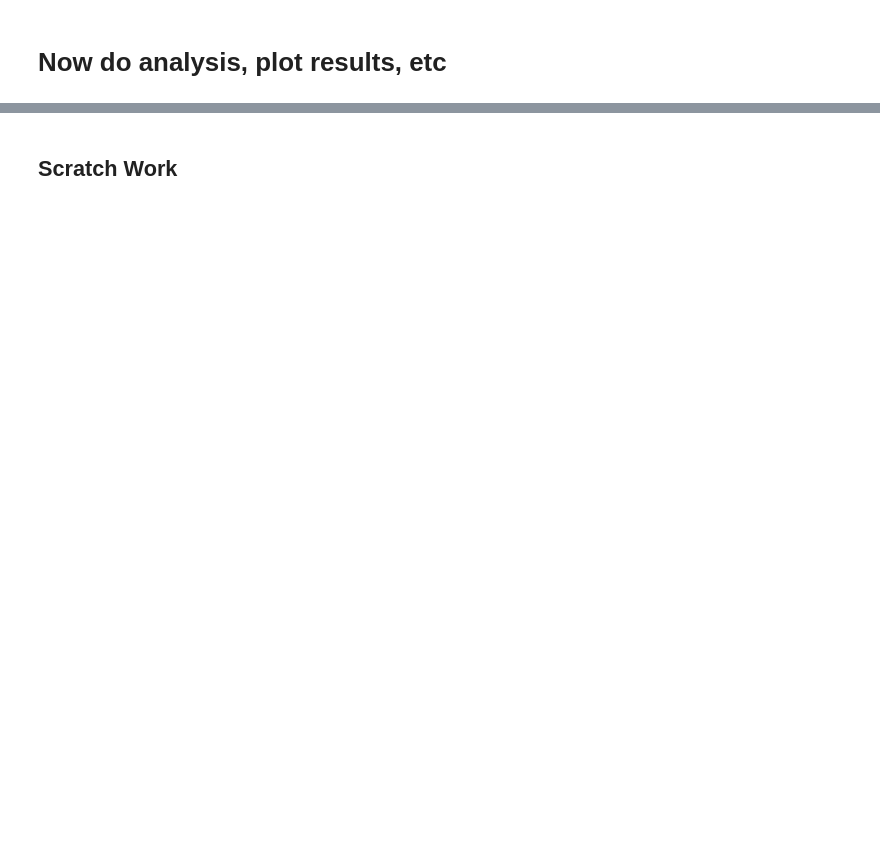
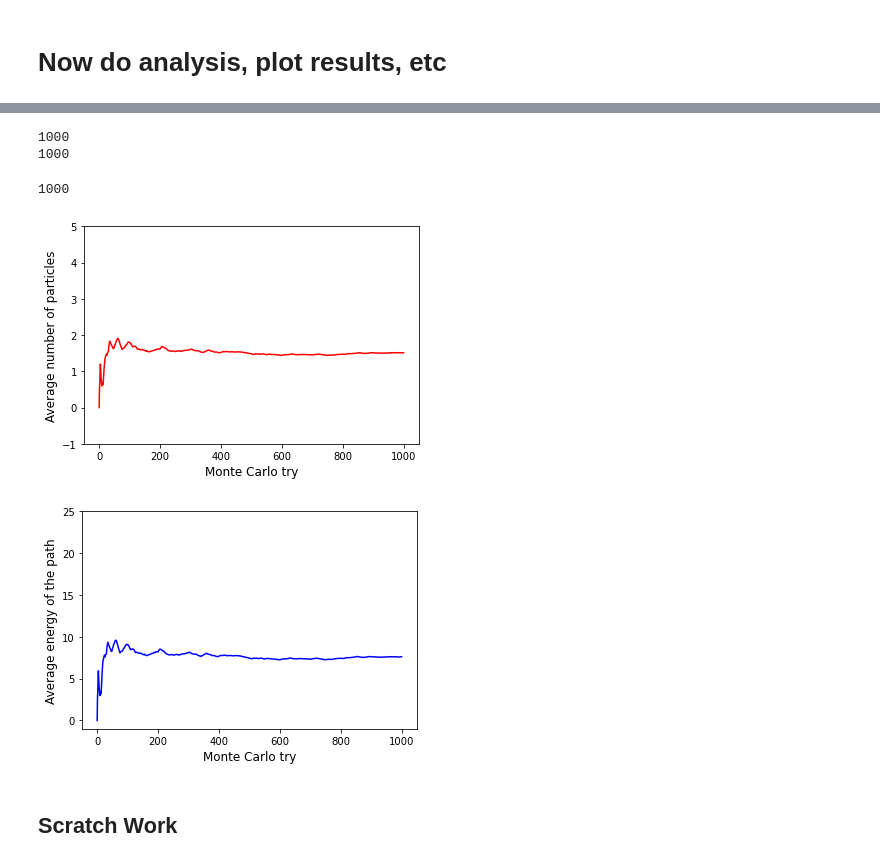
Before and after one commit to eren-guttentag/phys765_advanced_quantum, a Jupyter notebook: project1/problem2/worm_simulation.ipynb, the cells around one changed output, grey strips where cells are left out. Saved outputs shown, nothing was run; the diff lists cells and outputs as text; code cells hidden in the pictures; blank space fills up the shorter version.

```diff
--- a/project1/problem2/worm_simulation.ipynb
+++ b/project1/problem2/worm_simulation.ipynb
@@ -347,3 +350,38 @@ False
+# %%
+print(len(cumavg_es))
+print(len(es))
+cumavg_ns = []
+for i in range(1,len(ns)+1):
+    cumavg_ns.append(_np.mean(ns[:i]))
+
+cumavg_es = []
+for i in range(1,len(es)+1):
+    cumavg_es.append(_np.mean(es[:i]))
+
+Monte_Carlo_try = range(num_trials)
+_plt.plot(Monte_Carlo_try, cumavg_ns, 'r')
+_plt.xlabel('Monte Carlo try', fontsize = 12)
+_plt.ylabel('Average number of particles', fontsize = 12)
+_plt.ylim([-1, 5])
+
+_plt.figure()
+_plt.plot(Monte_Carlo_try, cumavg_es, 'b')
+_plt.xlabel('Monte Carlo try', fontsize = 12)
+_plt.ylabel('Average energy of the path', fontsize = 12)
+_plt.ylim([-1, 25])
+
+test1 = _np.array([1,2,3])
+test2 = _np.array([2,3,4])
+test1==test2
+_np.all(test1==test2)
+
+len(ns)
+# %% [output]
+1000
+1000
+1000
+[figure, added]
+[figure, added]
 # %% [markdown]
 ## Scratch Work
 # %%
```
Also changed, not shown: parts of 7 cells of this notebook.
